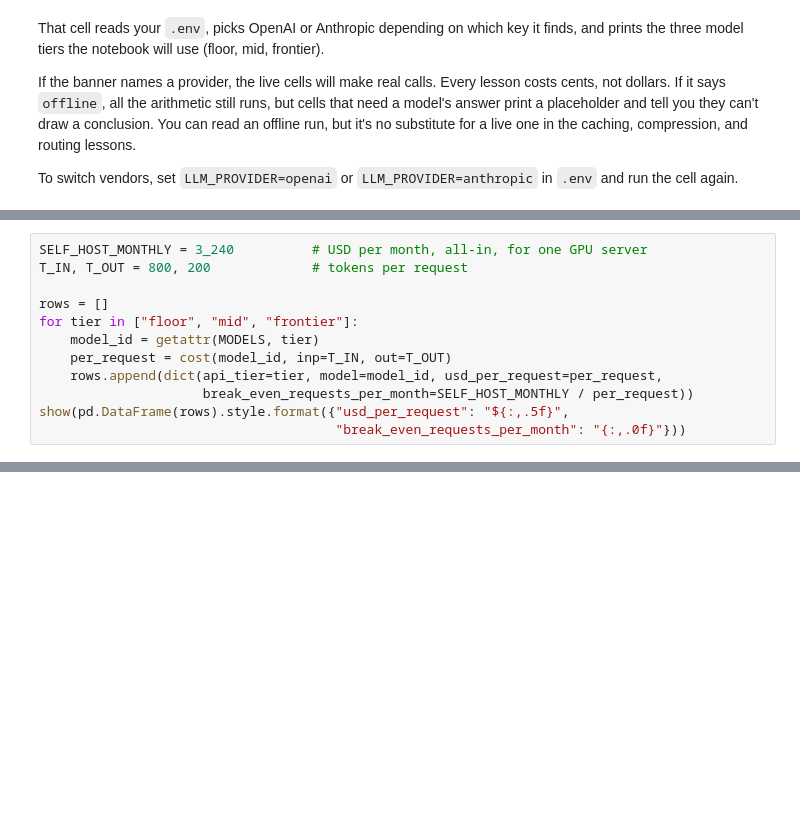
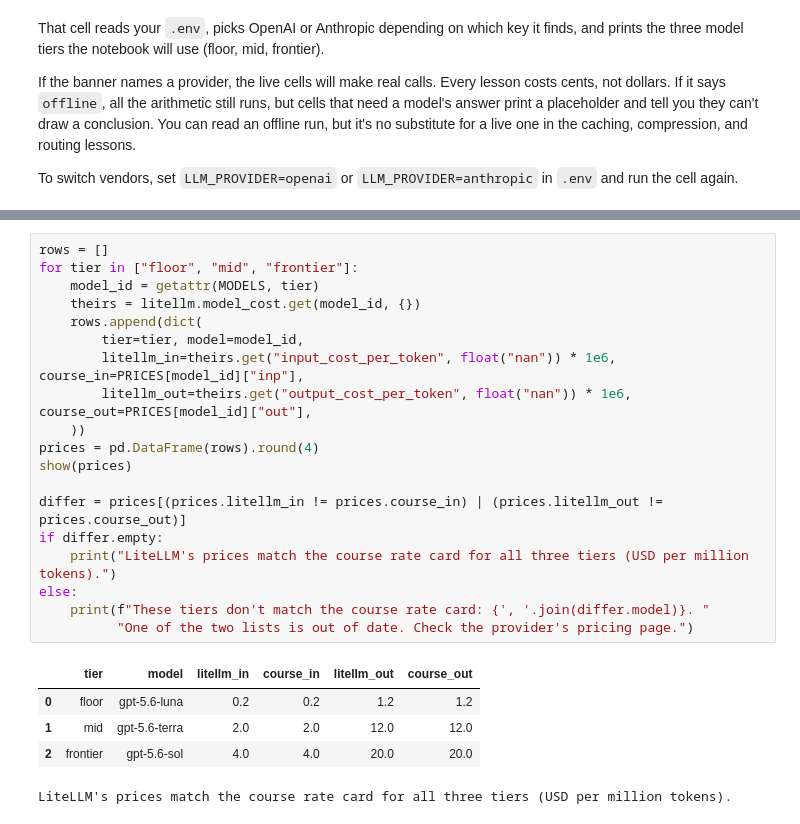
Before and after one commit to tatwan/ai_cost_management_course, a Jupyter notebook: notebooks/08_litellm_gateway.ipynb, the cells around one changed output, grey strips where cells are left out. Saved outputs shown, nothing was run; the diff lists cells and outputs as text; blank space fills up the shorter version.

```diff
--- a/notebooks/08_litellm_gateway.ipynb
+++ b/notebooks/08_litellm_gateway.ipynb
@@ -324,12 +84,0 @@ That makes self-hosting a volume question. The cell below compares the all-in mo
-# %%
-SELF_HOST_MONTHLY = 3_240          # USD per month, all-in, for one GPU server
-T_IN, T_OUT = 800, 200             # tokens per request
-
-rows = []
-for tier in ["floor", "mid", "frontier"]:
-    model_id = getattr(MODELS, tier)
-    per_request = cost(model_id, inp=T_IN, out=T_OUT)
-    rows.append(dict(api_tier=tier, model=model_id, usd_per_request=per_request,
-                     break_even_requests_per_month=SELF_HOST_MONTHLY / per_request))
-show(pd.DataFrame(rows).style.format({"usd_per_request": "${:,.5f}",
-                                      "break_even_requests_per_month": "{:,.0f}"}))
@@ -430,0 +180,25 @@ List the model ids hard-coded in your applications and replace them with two or
+# %%
+rows = []
+for tier in ["floor", "mid", "frontier"]:
+    model_id = getattr(MODELS, tier)
+    theirs = litellm.model_cost.get(model_id, {})
+    rows.append(dict(
+        tier=tier, model=model_id,
+        litellm_in=theirs.get("input_cost_per_token", float("nan")) * 1e6,  course_in=PRICES[model_id]["inp"],
+        litellm_out=theirs.get("output_cost_per_token", float("nan")) * 1e6, course_out=PRICES[model_id]["out"],
+    ))
+prices = pd.DataFrame(rows).round(4)
+show(prices)
+
+differ = prices[(prices.litellm_in != prices.course_in) | (prices.litellm_out != prices.course_out)]
+if differ.empty:
+    print("LiteLLM's prices match the course rate card for all three tiers (USD per million tokens).")
+else:
+    print(f"These tiers don't match the course rate card: {', '.join(differ.model)}. "
+          "One of the two lists is out of date. Check the provider's pricing page.")
+# %% [output]
+|  | tier | model | litellm_in | course_in | litellm_out | course_out |
+| 0 | floor | gpt-5.6-luna | 0.2 | 0.2 | 1.2 | 1.2 |
+| 1 | mid | gpt-5.6-terra | 2.0 | 2.0 | 12.0 | 12.0 |
+| 2 | frontier | gpt-5.6-sol | 4.0 | 4.0 | 20.0 | 20.0 |
+LiteLLM's prices match the course rate card for all three tiers (USD per million tokens).
```
Also changed, not shown: parts of 52 cells of this notebook.
